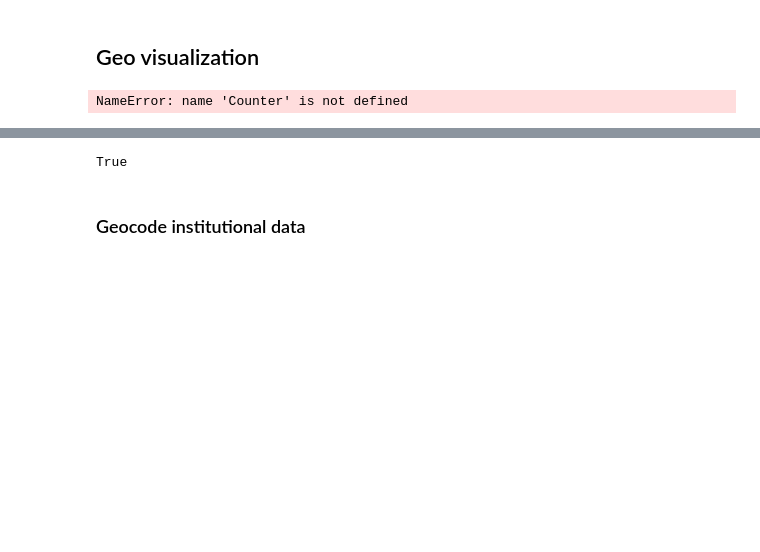
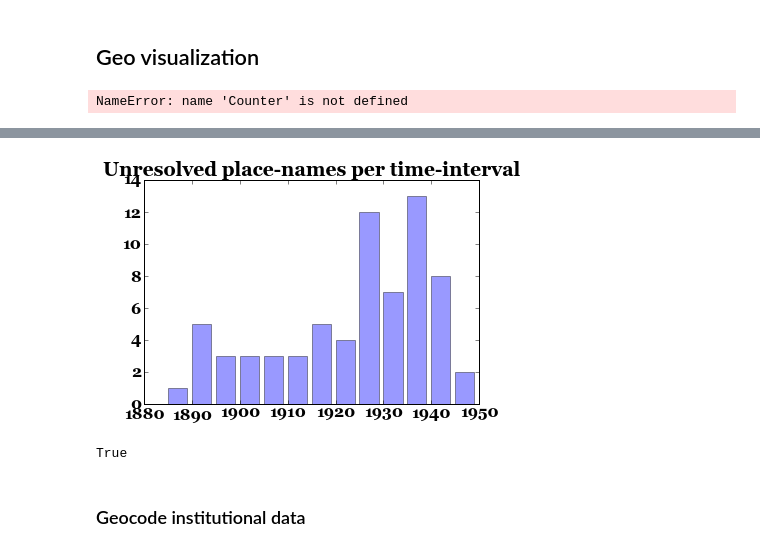
Before and after one commit to erickpeirson/MBL-course-data-visualizations, a Jupyter notebook: 2014-01-20 MBL Course Data.ipynb, the cells around one changed output, grey strips where cells are left out. Drawn from its saved outputs; the diff is of its cells as text; code cells hidden in the pictures; blank space fills up the shorter version.

```diff
--- a/2014-01-20 MBL Course Data.ipynb
+++ b/2014-01-20 MBL Course Data.ipynb
@@ -436,3 +464,10 @@ for i in xrange(2000,2001):
+# %%
+plt.figure()
+plt.title("Unresolved place-names per time-interval")
+plt.bar(missing_geodata.keys(), missing_geodata.values(), width=4, alpha=0.4)
+plt.show()
+# %% [output]
+[figure, added]
 # %%
 'Marine Biological Laboratory' in institutions
 # %% [output]
```
Also changed, not shown: parts of 4 cells of this notebook, 15 other files.
